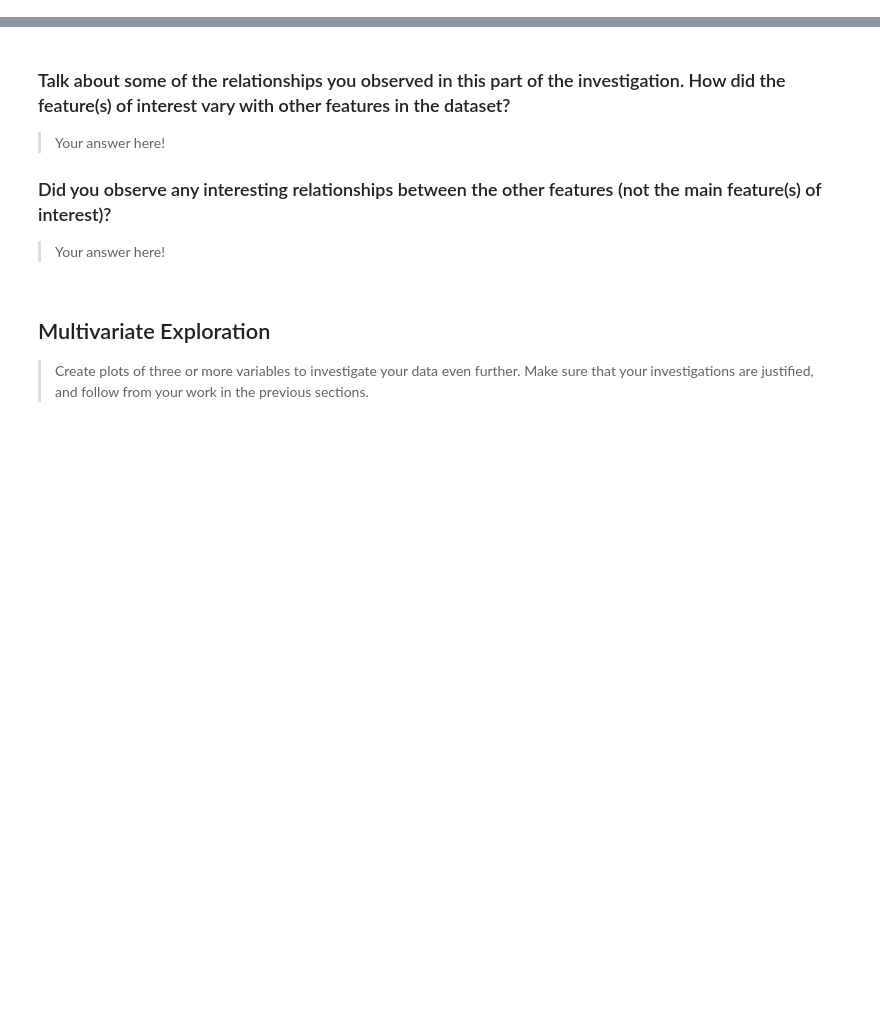
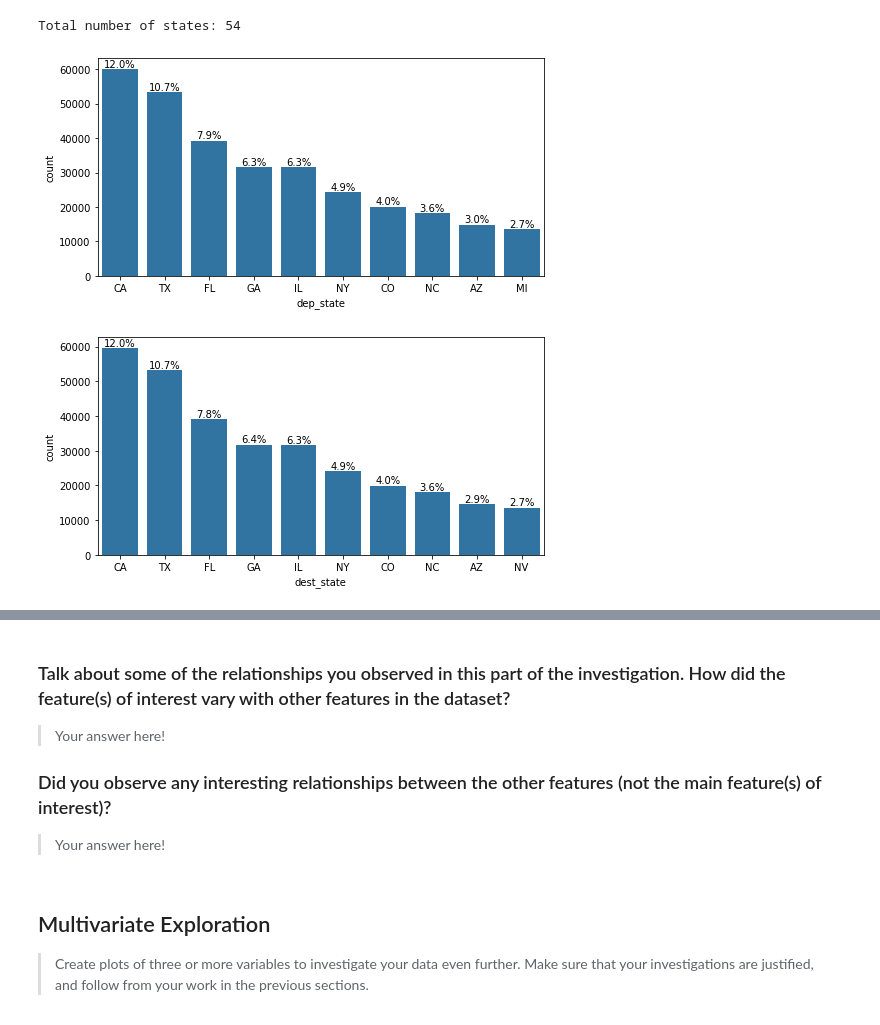
Before and after one commit to thaysmartinez/flights-data-exploration, a Jupyter notebook: exploration_template.ipynb, the cells around one changed output, grey strips where cells are left out. Saved outputs shown, nothing was run; the diff lists cells and outputs as text; code cells hidden in the pictures; blank space fills up the shorter version.

```diff
--- a/exploration_template.ipynb
+++ b/exploration_template.ipynb
@@ -431,0 +156,15 @@ plt.ylabel('Taxi-in Duration (min)');
+# %%
+variables = ['dep_state', 'dest_state']
+
+for variable in variables:
+    order_var = df_flights[variable].value_counts().index[:10] # Limit to 10 states
+    plt.figure(figsize=[8, 4])
+    sb.countplot(data=df_flights, x=variable, color=base_color, order=order_var)
+    ca.chart_props(df_flights, variable);
+
+nb_states = len(df_flights.dest_state.value_counts().index)
+print('Total number of states:', nb_states)
+# %% [output]
+Total number of states: 54
+[figure, added]
+[figure, added]
```
Also changed, not shown: parts of 83 cells of this notebook.
